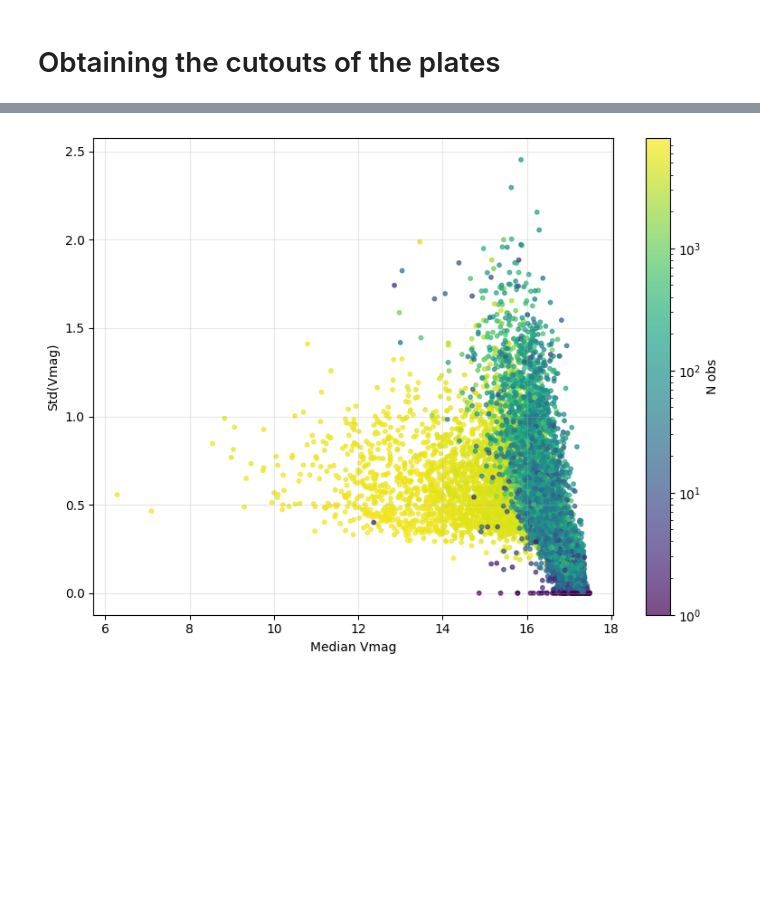
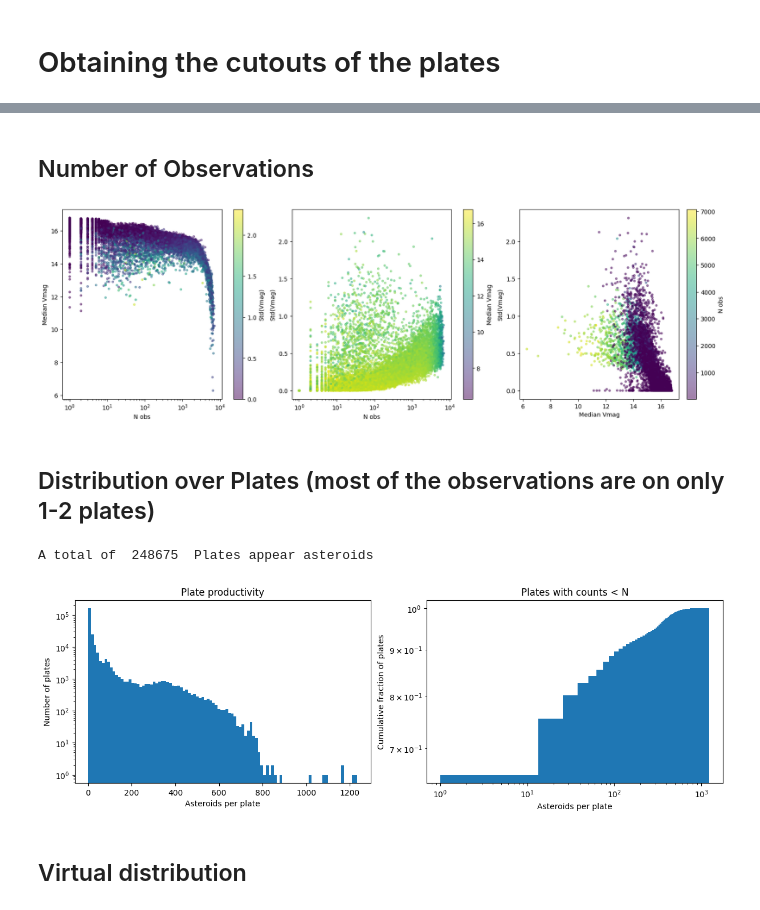
Before and after one commit to IgnacioMPineda/Astrometric-Coordinates-of-Bright-Asteroids-over-the-Epoch-of-the-DASCH-Photometric-Plates, a Jupyter notebook: Finding_Good_Candidates.ipynb, the cells around one changed output, grey strips where cells are left out. Drawn from its saved outputs; the diff is of its cells as text; code cells hidden in the pictures; blank space fills up the shorter version.

```diff
--- a/Finding_Good_Candidates.ipynb
+++ b/Finding_Good_Candidates.ipynb
@@ -57,9 +27,9 @@ from tqdm import tqdm
 # %%
-mpc_nums = np.sort(list(index.keys()))
+mpc_nums = np.sort(np.array(list(data.keys()), dtype=int))
 photometric_summary = []
 for num in tqdm(mpc_nums, desc="Processing MPCs"):
-    data = load_observability_key("../Step_2_Integration/observability_bright.json", index, num)
-    ra,dec,rearth,rsun,dradt,ddecdt,jd,platid,vmag = data.T
+    subdata = np.asarray(data[str(num)])
+    ra, dec, rearth, rsun, dradt, ddecdt, jd, platid, vmag = subdata.T
     vmag = vmag.astype(float)
-    photometric_summary.append([num,len(vmag),np.mean(vmag),np.median(vmag),np.std(vmag)])
+    photometric_summary.append([num, len(vmag), np.mean(vmag), np.median(vmag), np.std(vmag)])
 photometric_summary = np.array(photometric_summary)
@@ -86,20 +36,31 @@ array([[1.00000000e+00, 6.26300000e+03, 7.13002749e+00, 7.09265584e+00,
+# %% [markdown]
+## Number of Observations
 # %%
-import matplotlib.pyplot as plt
-from matplotlib.colors import LogNorm
+nobs = photometric_summary[:, 1].astype(int)
+median = photometric_summary[:, 3].astype(float)
+std = photometric_summary[:, 4].astype(float)
 
-nobs = photometric_summary[:,1]
-median = photometric_summary[:,3]
-std = photometric_summary[:,4]
+fig, ax = plt.subplots(1, 3, figsize=(16, 5), constrained_layout=True)
 
-plt.figure(figsize=(8,6))
+sc0 = ax[0].scatter(nobs, median, c=std, s=10, alpha=0.5, rasterized=True)
+ax[0].set_xlabel("N obs")
+ax[0].set_ylabel("Median Vmag")
+ax[0].set_xscale("log")
+fig.colorbar(sc0, ax=ax[0], label="Std(Vmag)")
 
-sc = plt.scatter(median, std, c=nobs, cmap="viridis", norm=LogNorm(), s=10, alpha=0.7)
+sc1 = ax[1].scatter(nobs, std, c=median, s=10, alpha=0.5, rasterized=True)
+ax[1].set_xlabel("N obs")
+ax[1].set_ylabel("Std(Vmag)")
+ax[1].set_xscale("log")
+fig.colorbar(sc1, ax=ax[1], label="Median Vmag")
 
-plt.colorbar(sc, label="N obs")
-plt.xlabel("Median Vmag")
-plt.ylabel("Std(Vmag)")
-plt.grid(alpha=0.3)
-plt.tight_layout()
+sc2 = ax[2].scatter(median, std, c=nobs, s=10, alpha=0.5, rasterized=True)
+ax[2].set_xlabel("Median Vmag")
+ax[2].set_ylabel("Std(Vmag)")
+fig.colorbar(sc2, ax=ax[2], label="N obs")
+
 plt.show()
 # %% [output]
-[figure, old version]
+[figure, new version]
+# %% [markdown]
+## Distribution over Plates (most of the observations are on only 1-2 plates)
@@ -106 +76,30 @@ plt.show()
+# %%
+print("A total of ",len(platesolid_counts)," Plates appear asteroids")
+#this is a ~30% of the total! it's not neglibigle
+# %% [output]
+A total of  248675  Plates appear asteroids
+# %%
+counts = np.array(list(platesolid_counts.values()))
+
+fig, ax = plt.subplots(1, 2, figsize=(12, 4), constrained_layout=True)
+
+ax[0].hist(counts, bins=100)
+ax[0].set_yscale("log")
+ax[0].set_xlabel("Asteroids per plate")
+ax[0].set_ylabel("Number of plates")
+ax[0].set_title("Plate productivity")
+
+ax[1].hist(counts, bins=100, cumulative=True, density=True)
+ax[1].set_xlabel("Asteroids per plate")
+ax[1].set_ylabel("Cumulative fraction of plates")
+ax[1].set_title("Plates with counts < N")
+ax[1].set_yscale("log")
+ax[1].set_xscale("log")
+
+plt.show()
+# #most plates will ahve onlt a few asteroids, though a few are hyperproductive!
+# %% [output]
+[figure, added]
+# %% [markdown]
+## Virtual distribution
 # %%
```
Also changed, not shown: parts of 20 cells of this notebook.
